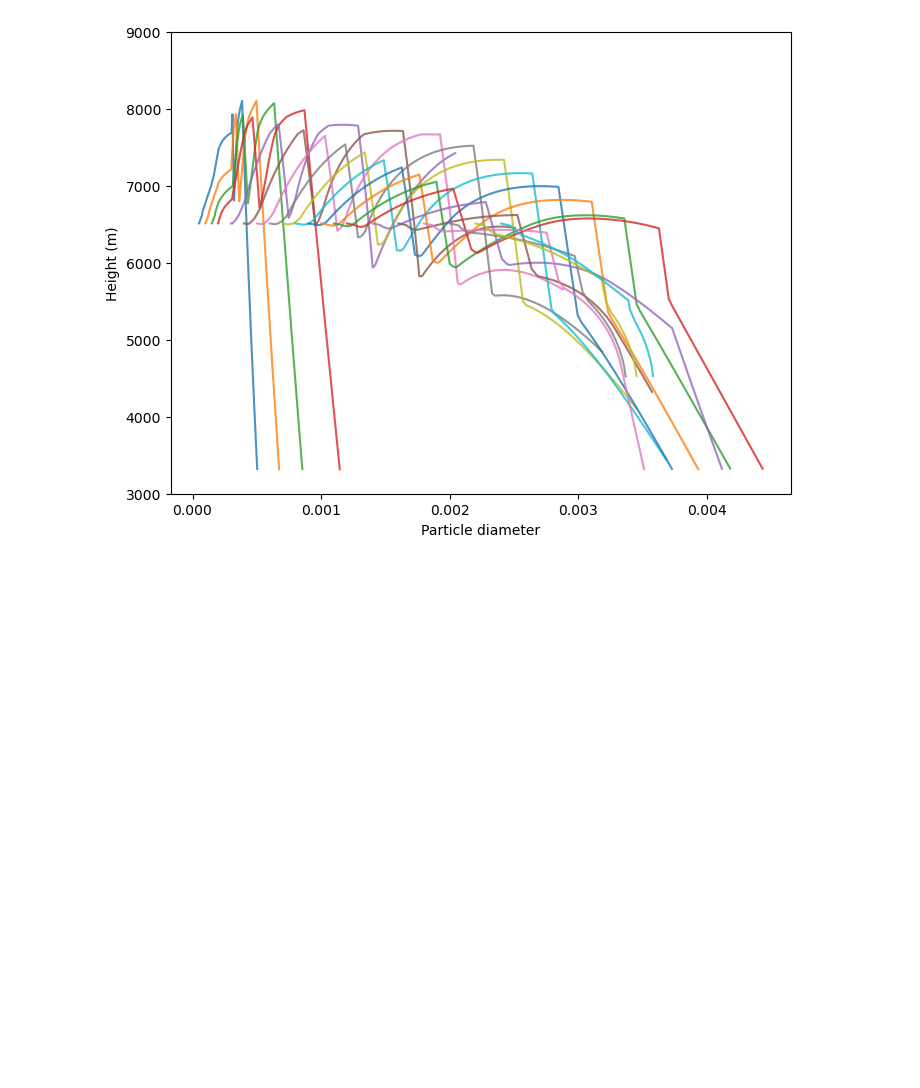
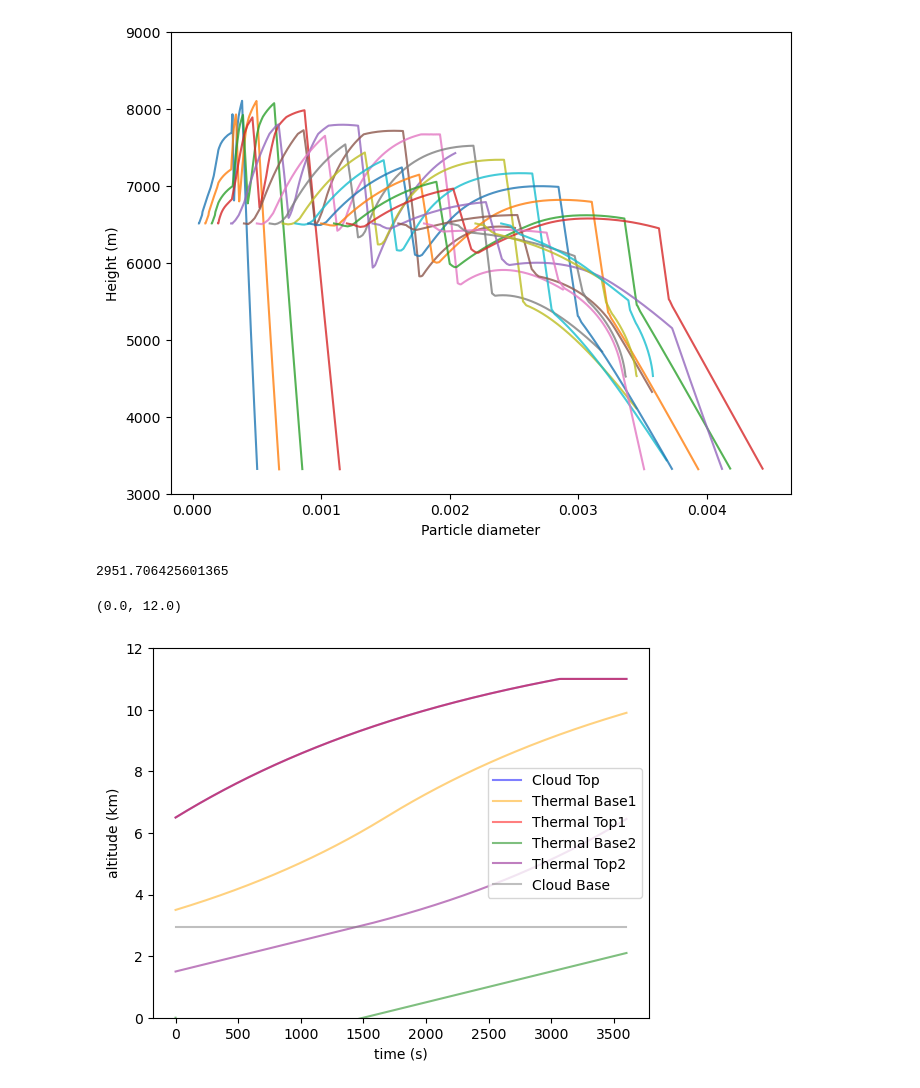
Before and after one commit to ezriri/simple-graupel-model, a Jupyter notebook: model_improvements.ipynb, the cells around one changed output. Saved outputs shown, nothing was run; the diff lists cells and outputs as text; code cells hidden in the pictures; blank space fills up the shorter version.

```diff
--- a/model_improvements.ipynb
+++ b/model_improvements.ipynb
@@ -237,3 +261,48 @@ ax.set_ylim(3000, 9000)
 plt.show()
 # %% [output]
 [figure]
+# %%
+PBASE = 705.        # pressure at cloud base
+RD = 287.05 # gas constant for dry air (J/kg/K)
+GAMMA = 0.0065 # constant lapse rate (ºC/m)
+GRAV = 9.81 # gravity
+P0 = 1013. # surface (sea level) pressure (mb)
+T0 = 288. # surface temperature (K)
+
+def ptz(p):
+    """
+    Calculate altitude at a given pressure. (Uses a constant lapse rate)
+
+    Args:
+        p (float): Pressure (mb).
+    Returns:
+        float: Altitude (m) at pressure p.
+    """
+    ex = (RD * GAMMA) / GRAV
+    ptzr = T0 * (1.0 - (p / P0) ** ex) / GAMMA
+    return ptzr
+cloud_base_altitude = ptz(PBASE)
+cloud_base_altitude
+# %% [output]
+2951.706425601365
+# %%
+plt.plot(ncfile['time'], ncfile_envi['cloud_top'], color='blue', label='Cloud Top', alpha=0.5)
+plt.plot(ncfile['time'], ncfile_envi['thermal_base_1'], color='orange', label='Thermal Base1', alpha=0.5)
+plt.plot(ncfile['time'], ncfile_envi['thermal_top_1'], color='red', label='Thermal Top1', alpha=0.5)
+plt.plot(ncfile['time'], ncfile_envi['thermal_base_2'], color='green', label='Thermal Base2', alpha=0.5)
+plt.plot(ncfile['time'], ncfile_envi['thermal_top_2'], color='purple', label='Thermal Top2', alpha=0.5)
+# project cloud base
+time = ncfile['time']
+cloud_base = xr.DataArray(
+    np.full(len(time), cloud_base_altitude/1000),
+    coords={"time": time},
+    dims="time",
+    name="value")
+plt.plot(time, cloud_base, color='gray', label='Cloud Base', alpha=0.5)
+plt.ylabel("altitude (km)")
+plt.xlabel("time (s)")
+plt.legend()
+plt.ylim(0,12)
+# %% [output]
+(0.0, 12.0)
+[figure, added]
```
Also changed, not shown: parts of 27 cells of this notebook, 34 other files.
